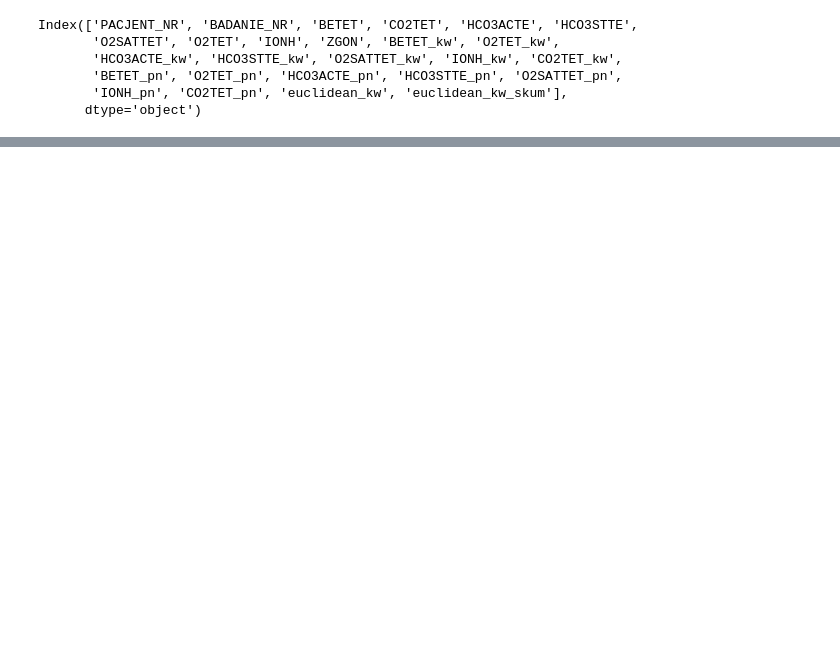
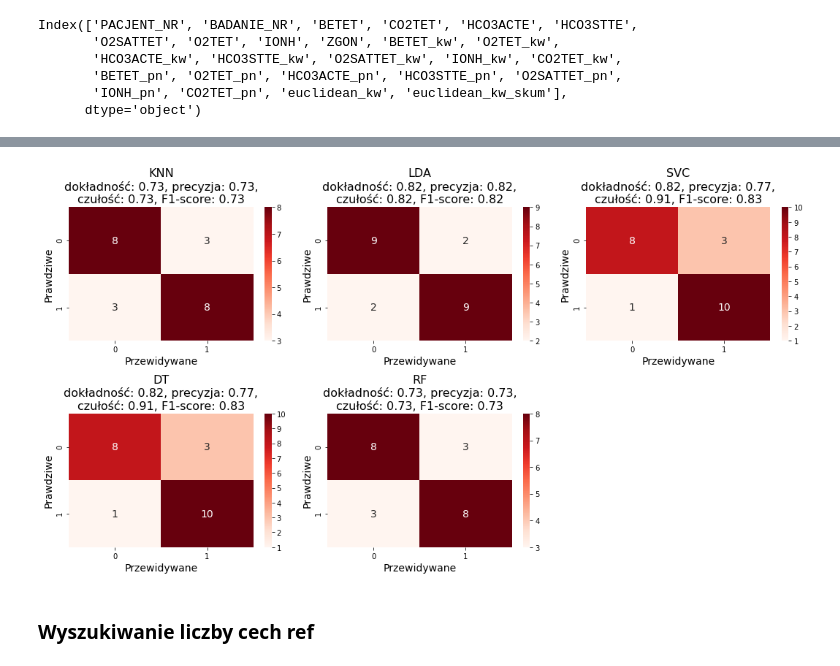
Before and after one commit to dorota10/GasometryTimeSeriesAnalysis, a Jupyter notebook: gasometry_analysis/chapter5/klasyfikacja_szeregow.ipynb, the cells around one changed output, grey strips where cells are left out. Saved outputs shown, nothing was run; the diff lists cells and outputs as text; code cells hidden in the pictures; blank space fills up the shorter version.

```diff
--- a/gasometry_analysis/chapter5/klasyfikacja_szeregow.ipynb
+++ b/gasometry_analysis/chapter5/klasyfikacja_szeregow.ipynb
@@ -52,15 +63,12 @@ selected_features = {
     'first_location_of_minimum': None,
     'first_location_of_maximum': None,
     'linear_trend': [{'attr': 'slope'}],
-    'agg_linear_trend': [{
-        'f_agg': 'mean',
-        'chunk_len': 3,
-        'attr': 'slope'
-    }, {
-        'f_agg': 'mean',
-        'chunk_len': 6,
-        'attr': 'slope'
-    }]
+    'agg_linear_trend': [
+        {'f_agg': 'mean', 'chunk_len': 3, 'attr': 'slope'},
+        {'f_agg': 'mean', 'chunk_len': 6, 'attr': 'slope'},
+        {'f_agg': 'max', 'chunk_len': 3, 'attr': 'slope'},
+        {'f_agg': 'max', 'chunk_len': 6, 'attr': 'slope'}
+    ]
 }
 
 extracted_features = pd.DataFrame()
@@ -490,0 +499,24 @@ plt.show()
+# %%
+fig, axes = plt.subplots(2, 3, figsize=(15, 8))
+
+# Lista tytułów
+titles = ['KNN', 'LDA', 'SVC', 'DT', 'RF']
+
+# Rysowanie macierzy pomyłek dla każdego klasyfikatora
+for ax, (title, (model_type, best_params)) in zip(axes.flatten(), best_models_all.items()):
+    model = model_type(**best_params)
+    plot_confusion_matrix(model, X_train_pca, X_test_pca, y_train, y_test, ax, title)
+
+# Usuwanie niepotrzebnych osi w przypadku parzystej liczby klasyfikatorów
+if len(classifiers) % 2 != 0:
+    fig.delaxes(axes.flatten()[-1])
+
+plt.tight_layout()
+
+plt.savefig("images5/conf_matr_pca.png")
+
+plt.show()
+# %% [output]
+[figure, added]
+# %% [markdown]
+### Wyszukiwanie liczby cech ref
```
Also changed, not shown: parts of 78 cells of this notebook, 20 other files.
